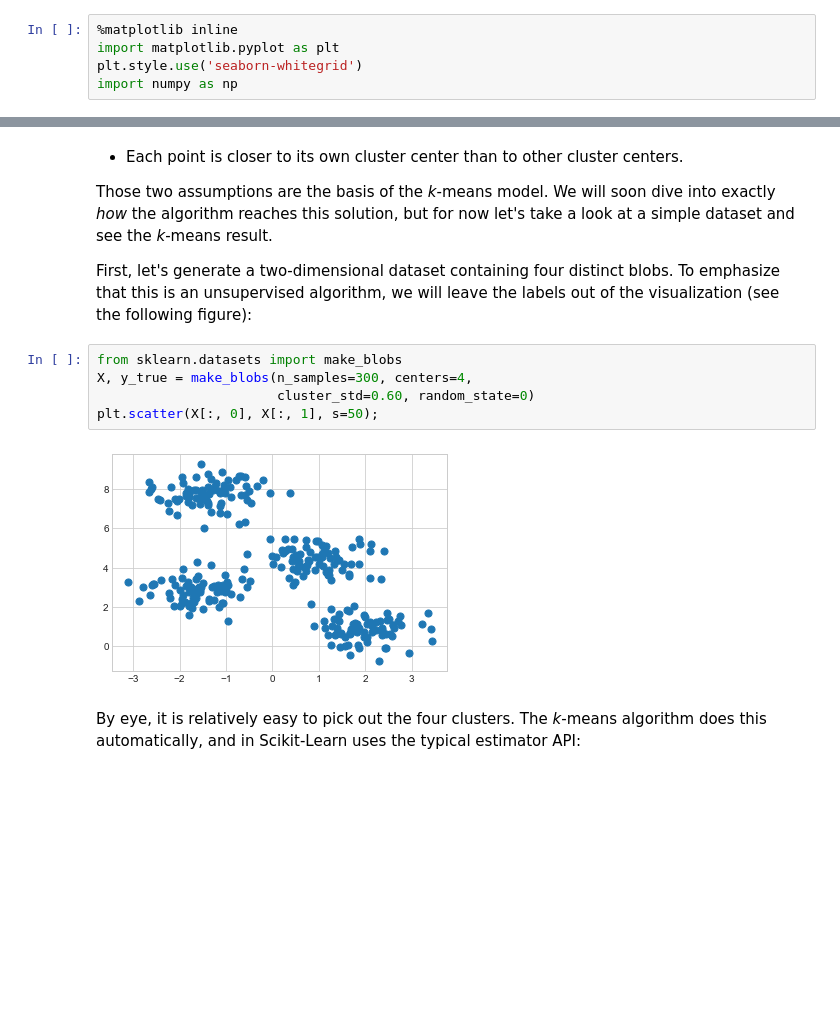
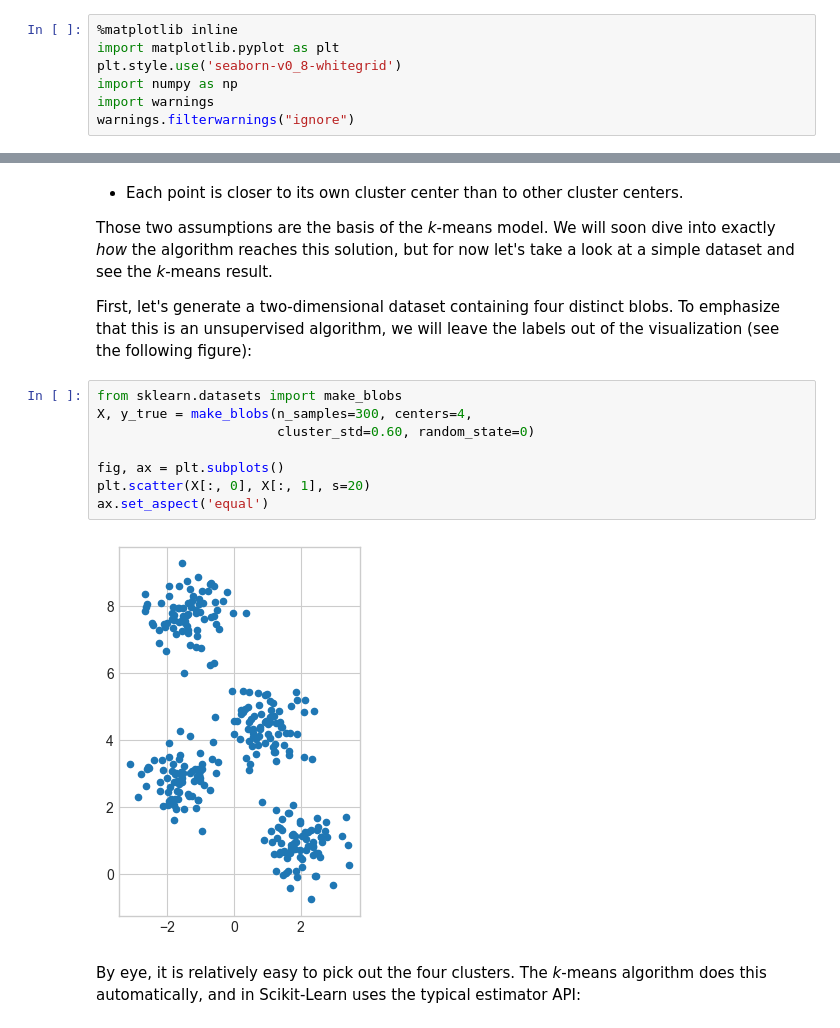
Before and after one commit to fum-cs/data-mining, a Jupyter notebook: notebooks/05.11-Clustering.ipynb, the cells around one changed output, grey strips where cells are left out. Cells and saved outputs as stored; diff of their text form; blank space fills up the shorter version.

```diff
--- a/notebooks/05.11-Clustering.ipynb
+++ b/notebooks/05.11-Clustering.ipynb
@@ -28,8 +28,10 @@ We begin with the standard imports:
 # %%
 %matplotlib inline
 import matplotlib.pyplot as plt
-plt.style.use('seaborn-whitegrid')
+plt.style.use('seaborn-v0_8-whitegrid')
 import numpy as np
+import warnings
+warnings.filterwarnings("ignore")
 # %% [markdown]
 ## Introducing k-Means
 # %% [markdown]
@@ -47,10 +49,13 @@ To emphasize that this is an unsupervised algorithm, we will leave the labels ou
 # %%
 from sklearn.datasets import make_blobs
 X, y_true = make_blobs(n_samples=300, centers=4,
                        cluster_std=0.60, random_state=0)
-plt.scatter(X[:, 0], X[:, 1], s=50);
+
+fig, ax = plt.subplots()
+plt.scatter(X[:, 0], X[:, 1], s=20)
+ax.set_aspect('equal')
 # %% [output]
-[figure, old version]
+[figure, new version]
 # %% [markdown]
 By eye, it is relatively easy to pick out the four clusters.
 The *k*-means algorithm does this automatically, and in Scikit-Learn uses the typical estimator API:
```
Also changed, not shown: parts of 14 cells of this notebook, 1 other file.
